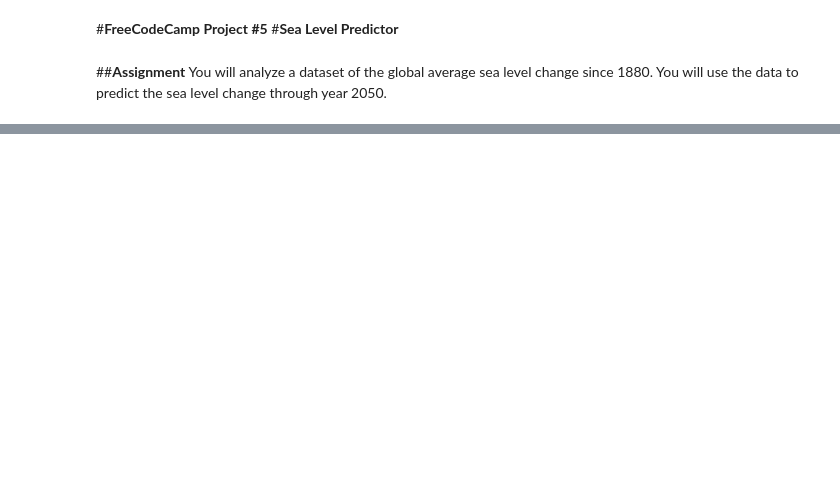
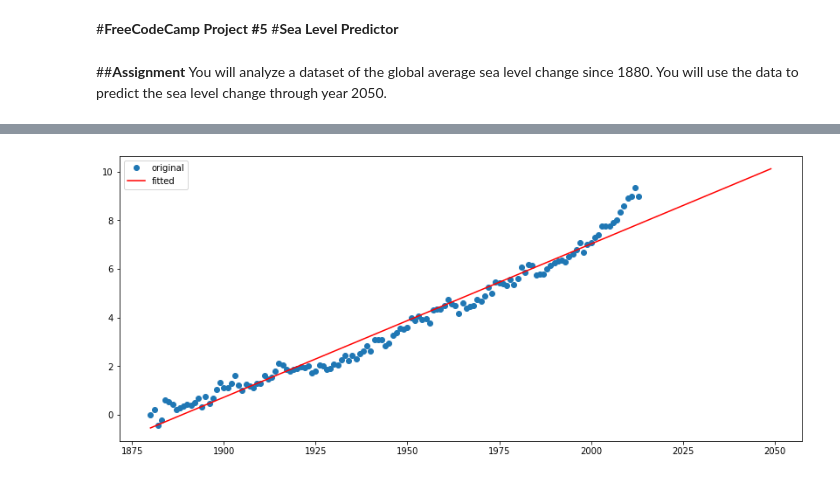
Before and after one commit to sury1999/Data-Analysis-Excercises, a Jupyter notebook: Sea_Level_predictor.ipynb, the cells around one changed output, grey strips where cells are left out. Cells and saved outputs as stored; diff of their text form; code cells hidden in the pictures; blank space fills up the shorter version.

```diff
--- a/Sea_Level_predictor.ipynb
+++ b/Sea_Level_predictor.ipynb
@@ -16,0 +21,3 @@ T*  he x label should be "Year", the y label should be "Sea Level (inches)", and
+# %%
+df = pd.read_csv('/epa-sea-level.csv')
+df
@@ -16,0 +38,14 @@ T*  he x label should be "Year", the y label should be "Sea Level (inches)", and
+# %%
+res = linregress(df['Year'], df['CSIRO Adjusted Sea Level'])
+fig,ax = plt.subplots(figsize=(14,6))
+plt.plot(df['Year'], df['CSIRO Adjusted Sea Level'], 'o', label='original')
+m = res.slope
+c = res.intercept
+x_ax =  pd.Series([i for i in range(1880, 2050)])
+y_ax = m*x_ax + c
+
+lin2 = plt.plot(x_ax, y_ax, 'r', label='fitted')
+plt.legend()
+plt.show()
+# %% [output]
+[figure, added]
```
Also changed, not shown: parts of 4 cells of this notebook.
